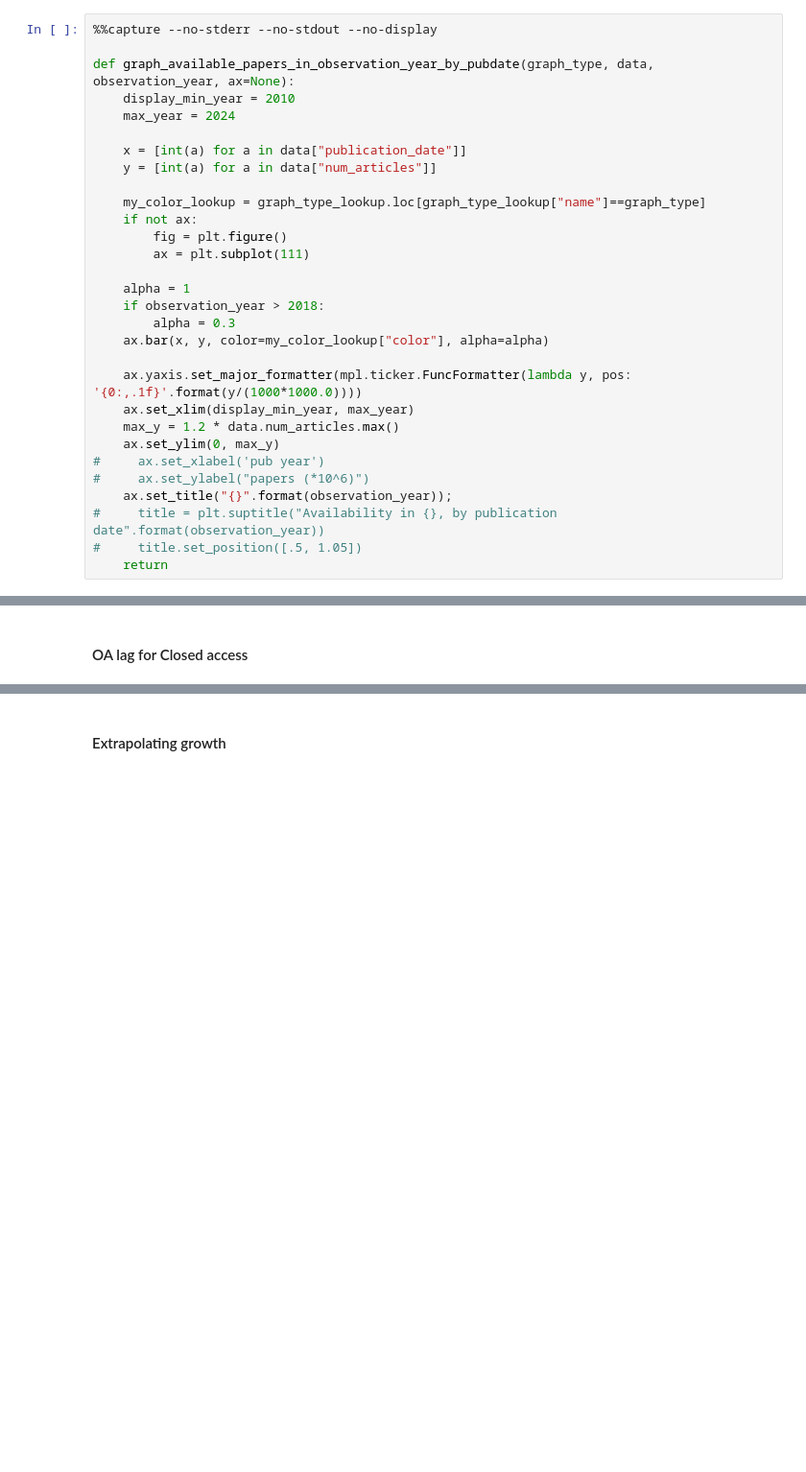
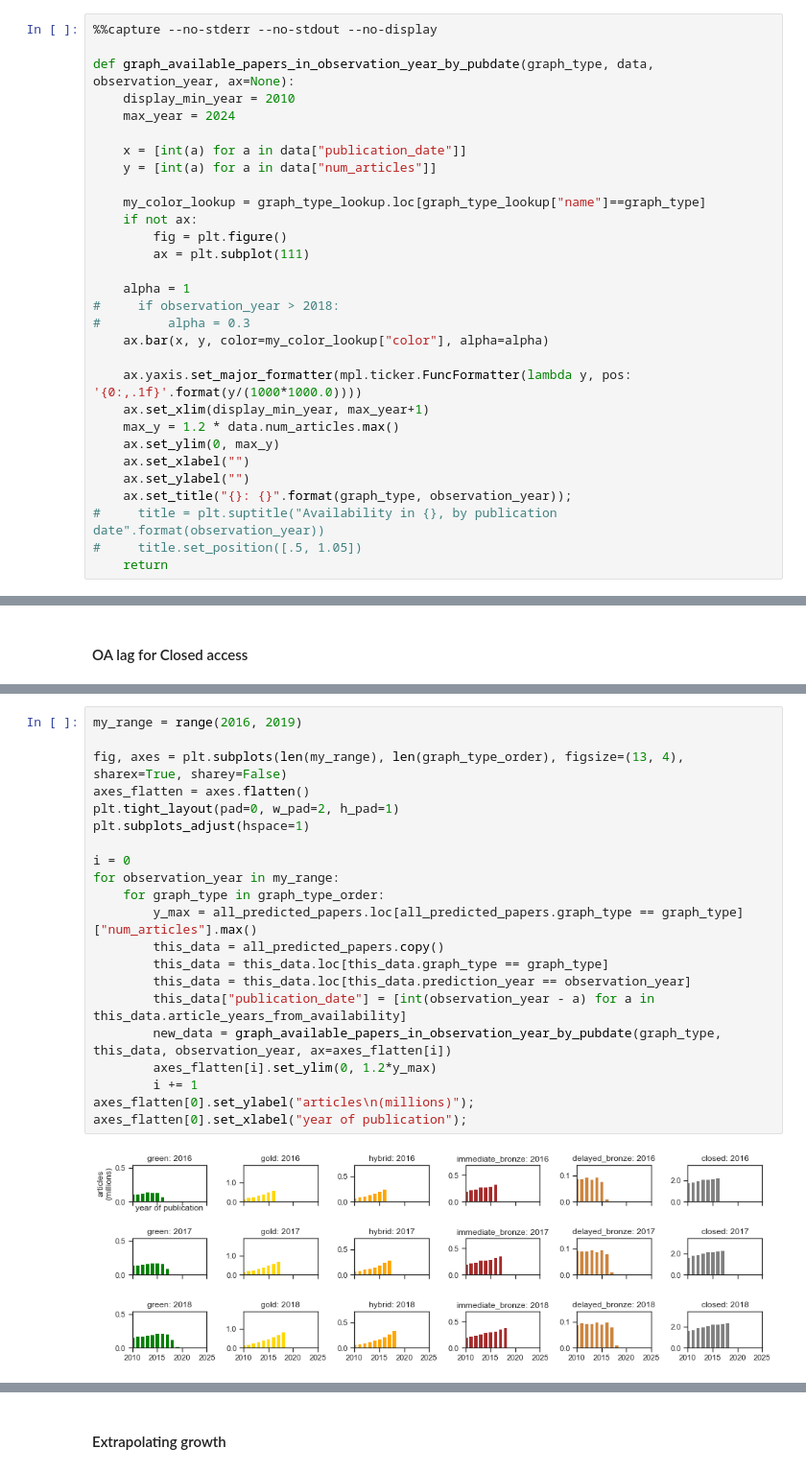
Before and after one commit to ourresearch/future-oa, a Jupyter notebook: manuscript.ipynb, the cells around one changed output, grey strips where cells are left out. Shown at 96% size. Cells and saved outputs as stored; diff of their text form; blank space fills up the shorter version.

```diff
--- a/manuscript.ipynb
+++ b/manuscript.ipynb
@@ -407,17 +409,17 @@ def graph_available_papers_in_observation_year_by_pubdate(graph_type, data, obse
         ax = plt.subplot(111)
 
     alpha = 1
-    if observation_year > 2018:
-        alpha = 0.3
+#     if observation_year > 2018:
+#         alpha = 0.3
     ax.bar(x, y, color=my_color_lookup["color"], alpha=alpha)
 
     ax.yaxis.set_major_formatter(mpl.ticker.FuncFormatter(lambda y, pos: '{0:,.1f}'.format(y/(1000*1000.0))))
-    ax.set_xlim(display_min_year, max_year)
+    ax.set_xlim(display_min_year, max_year+1)
     max_y = 1.2 * data.num_articles.max()
     ax.set_ylim(0, max_y)
-#     ax.set_xlabel('pub year')
-#     ax.set_ylabel("papers (*10^6)")
-    ax.set_title("{}".format(observation_year));
+    ax.set_xlabel("")
+    ax.set_ylabel("")
+    ax.set_title("{}: {}".format(graph_type, observation_year));
 #     title = plt.suptitle("Availability in {}, by publication date".format(observation_year))
 #     title.set_position([.5, 1.05])
     return
@@ -1384,0 +1415,23 @@ make_zoom_in_plot("delayed_bronze")
+# %%
+my_range = range(2016, 2019)
+
+fig, axes = plt.subplots(len(my_range), len(graph_type_order), figsize=(13, 4), sharex=True, sharey=False)
+axes_flatten = axes.flatten()
+plt.tight_layout(pad=0, w_pad=2, h_pad=1)
+plt.subplots_adjust(hspace=1)
+
+i = 0
+for observation_year in my_range:
+    for graph_type in graph_type_order:
+        y_max = all_predicted_papers.loc[all_predicted_papers.graph_type == graph_type]["num_articles"].max()
+        this_data = all_predicted_papers.copy()
+        this_data = this_data.loc[this_data.graph_type == graph_type]
+        this_data = this_data.loc[this_data.prediction_year == observation_year]
+        this_data["publication_date"] = [int(observation_year - a) for a in this_data.article_years_from_availability]
+        new_data = graph_available_papers_in_observation_year_by_pubdate(graph_type, this_data, observation_year, ax=axes_flatten[i])
+        axes_flatten[i].set_ylim(0, 1.2*y_max)
+        i += 1
+axes_flatten[0].set_ylabel("articles\n(millions)");
+axes_flatten[0].set_xlabel("year of publication");
+# %% [output]
+[figure, added]
```
Also changed, not shown: parts of 69 cells of this notebook, 25 other files.
